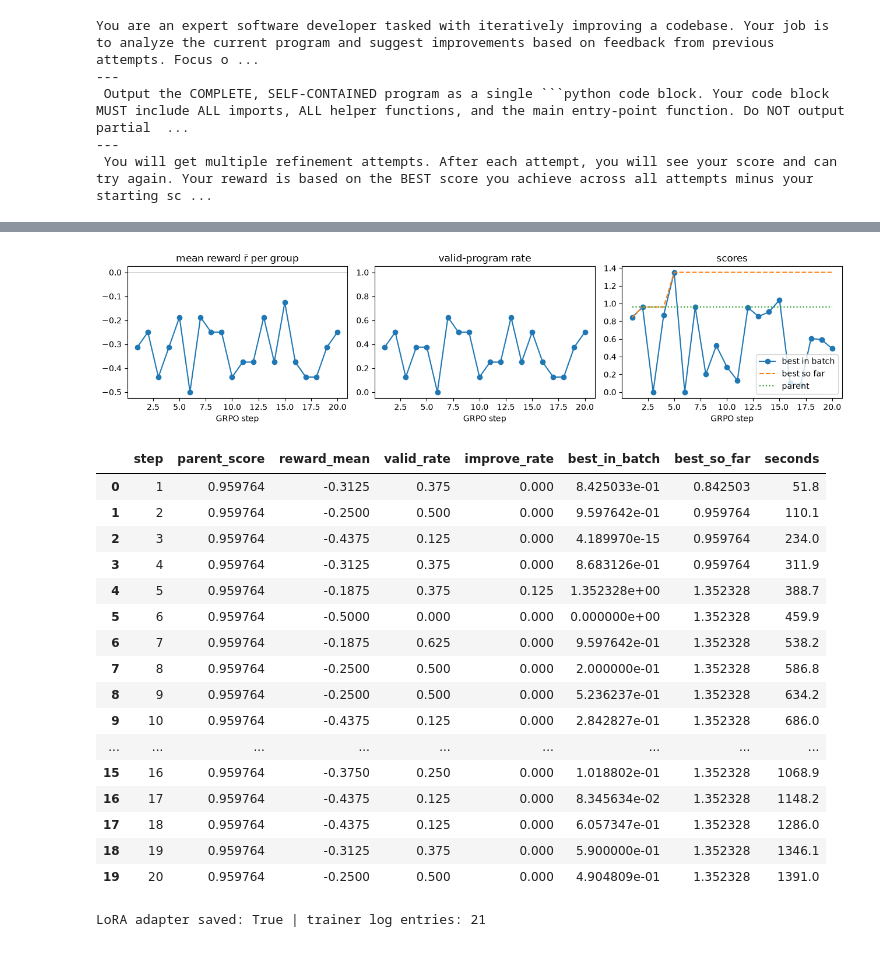
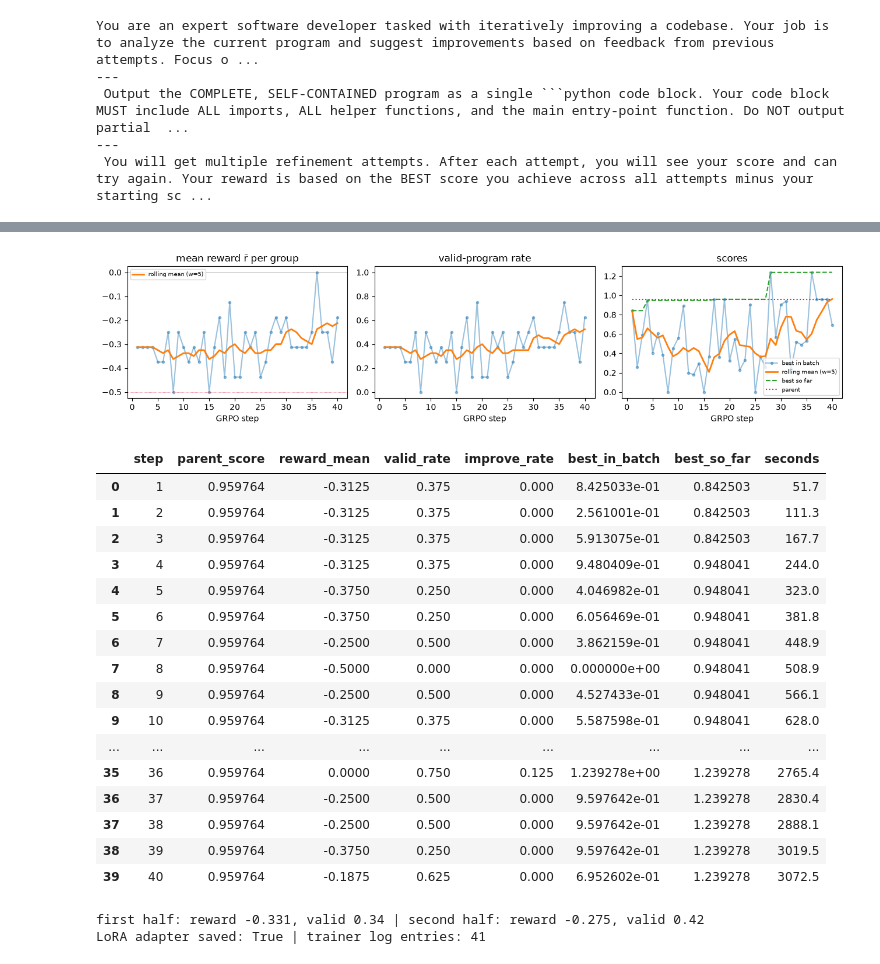
Before and after one commit to bersamin12/RCP11, a Jupyter notebook: notebooks/03_ktpo.ipynb, the cells around one changed output, grey strips where cells are left out. Drawn from its saved outputs; the diff is of its cells as text; code cells hidden in the pictures.

```diff
--- a/notebooks/03_ktpo.ipynb
+++ b/notebooks/03_ktpo.ipynb
@@ -331,0 +642,8 @@ skipped (set NB_ABLATIONS=1 to run the no-pool / no-eviction variants)
+# %%
+snap = []
+for l in logs:
+    row = {"t": l.t, "|P|": l.pool_size, "added (l.11)": l.added}
+    for rank, p in enumerate(l.top, 1):
+        row[f"#{rank}"] = f"{p['score']:.4f} ({p['origin']}, t={p['born_at']})"
+    snap.append(row)
+display(df(snap).fillna("—"))
@@ -340,18 +792,0 @@ Expected outcome: the pipeline runs end to end and the valid-rate / mean-reward
-# %%
-import subprocess, shutil
-STEPS = 4 if QUICK else 20
-GEN = 4 if QUICK else 8
-grpo_out = OUT / "grpo"
-# Parents: the seed program p0 by default (Appendix B setting: training vs inference-only from the same
-# initial program). Set GRPO_FROM_POOL=1 to sample parents from the §6 search pool instead (Alg. 1 proper);
-# with parents already at ~2.3 the 1.5B model cannot earn +1, so the seed gives a more informative curve.
-pool_args = ["--pool", str(OUT / "search_pool.jsonl")] if os.environ.get("GRPO_FROM_POOL", "0") == "1" else []
-cmd = [sys.executable, "-m", "ktpo.grpo_train", "--steps", str(STEPS), "--num-generations", str(GEN), "--max-completion-length", "1536", *pool_args, "--out", str(grpo_out)]
-print(" ".join(cmd))
-t0 = time.time()
-proc = subprocess.run(cmd, capture_output=True, text=True)
-log_lines = [l for l in (proc.stdout + "\n" + proc.stderr).splitlines() if l.startswith("[reward]") or "done in" in l or l.startswith("pool:")]
-print("\n".join(log_lines[-30:]))
-if proc.returncode != 0:
-    print(proc.stderr[-3000:])
-print(f"wall-clock {time.time()-t0:.0f}s, exit {proc.returncode}")
@@ -376,33 +846,47 @@ wall-clock 1406s, exit 0
 # %%
 metrics = [json.loads(l) for l in (grpo_out / "metrics.jsonl").read_text().splitlines() if l.strip()]
 m = df(metrics)
+w = max(2, min(5, len(m) // 4))
 fig, axes = plt.subplots(1, 3, figsize=(13, 3.2))
-axes[0].plot(m["step"], m["reward_mean"], marker="o"); axes[0].axhline(0, color="gray", lw=0.5); axes[0].set(title="mean reward r̄ per group", xlabel="GRPO step")
-axes[1].plot(m["step"], m["valid_rate"], marker="o"); axes[1].set(title="valid-program rate", xlabel="GRPO step", ylim=(-0.05, 1.05))
-axes[2].plot(m["step"], m["best_in_batch"], marker="o", label="best in batch"); axes[2].plot(m["step"], m["best_so_far"], ls="--", label="best so far"); axes[2].plot(m["step"], m["parent_score"], ls=":", label="parent"); axes[2].set(title="scores", xlabel="GRPO step"); axes[2].legend()
+axes[0].plot(m["step"], m["reward_mean"], marker=".", alpha=0.45)
+axes[0].plot(m["step"], m["reward_mean"].rolling(w, min_periods=1).mean(), lw=2, label=f"rolling mean (w={w})")
+axes[0].axhline(0, color="gray", lw=0.5); axes[0].axhline(-0.5, color="crimson", lw=0.5, ls=":")
+axes[0].set(title="mean reward r̄ per group", xlabel="GRPO step"); axes[0].legend(fontsize=7)
+axes[1].plot(m["step"], m["valid_rate"], marker=".", alpha=0.45)
+axes[1].plot(m["step"], m["valid_rate"].rolling(w, min_periods=1).mean(), lw=2)
+axes[1].set(title="valid-program rate", xlabel="GRPO step", ylim=(-0.05, 1.05))
+axes[2].plot(m["step"], m["best_in_batch"], marker=".", alpha=0.45, label="best in batch")
+axes[2].plot(m["step"], m["best_in_batch"].rolling(w, min_periods=1).mean(), lw=2, label=f"rolling mean (w={w})")
+axes[2].plot(m["step"], m["best_so_far"], ls="--", label="best so far")
+axes[2].plot(m["step"], m["parent_score"], ls=":", label="parent")
+axes[2].set(title="scores", xlabel="GRPO step"); axes[2].legend(fontsize=7)
 plt.tight_layout(); plt.show()
 display(m[["step", "parent_score", "reward_mean", "valid_rate", "improve_rate", "best_in_batch", "best_so_far", "seconds"]])
+half = len(m) // 2
+print(f"first half: reward {m.reward_mean[:half].mean():+.3f}, valid {m.valid_rate[:half].mean():.2f} | "
+      f"second half: reward {m.reward_mean[half:].mean():+.3f}, valid {m.valid_rate[half:].mean():.2f}")
 print("LoRA adapter saved:", (grpo_out / "adapter").exists(), "| trainer log entries:", len(json.loads((grpo_out / "train_log.json").read_text())))
 # %% [output]
-[figure, old version]
+[figure, new version]
 |  | step | parent_score | reward_mean | valid_rate | improve_rate | best_in_batch | best_so_far | seconds |
-| 0 | 1 | 0.959764 | -0.3125 | 0.375 | 0.000 | 8.425033e-01 | 0.842503 | 51.8 |
-| 1 | 2 | 0.959764 | -0.2500 | 0.500 | 0.000 | 9.597642e-01 | 0.959764 | 110.1 |
-| 2 | 3 | 0.959764 | -0.4375 | 0.125 | 0.000 | 4.189970e-15 | 0.959764 | 234.0 |
-| 3 | 4 | 0.959764 | -0.3125 | 0.375 | 0.000 | 8.683126e-01 | 0.959764 | 311.9 |
-| 4 | 5 | 0.959764 | -0.1875 | 0.375 | 0.125 | 1.352328e+00 | 1.352328 | 388.7 |
-| 5 | 6 | 0.959764 | -0.5000 | 0.000 | 0.000 | 0.000000e+00 | 1.352328 | 459.9 |
-| 6 | 7 | 0.959764 | -0.1875 | 0.625 | 0.000 | 9.597642e-01 | 1.352328 | 538.2 |
-| 7 | 8 | 0.959764 | -0.2500 | 0.500 | 0.000 | 2.000000e-01 | 1.352328 | 586.8 |
-| 8 | 9 | 0.959764 | -0.2500 | 0.500 | 0.000 | 5.236237e-01 | 1.352328 | 634.2 |
-| 9 | 10 | 0.959764 | -0.4375 | 0.125 | 0.000 | 2.842827e-01 | 1.352328 | 686.0 |
+| 0 | 1 | 0.959764 | -0.3125 | 0.375 | 0.000 | 8.425033e-01 | 0.842503 | 51.7 |
+| 1 | 2 | 0.959764 | -0.3125 | 0.375 | 0.000 | 2.561001e-01 | 0.842503 | 111.3 |
+| 2 | 3 | 0.959764 | -0.3125 | 0.375 | 0.000 | 5.913075e-01 | 0.842503 | 167.7 |
+| 3 | 4 | 0.959764 | -0.3125 | 0.375 | 0.000 | 9.480409e-01 | 0.948041 | 244.0 |
+| 4 | 5 | 0.959764 | -0.3750 | 0.250 | 0.000 | 4.046982e-01 | 0.948041 | 323.0 |
+| 5 | 6 | 0.959764 | -0.3750 | 0.250 | 0.000 | 6.056469e-01 | 0.948041 | 381.8 |
+| 6 | 7 | 0.959764 | -0.2500 | 0.500 | 0.000 | 3.862159e-01 | 0.948041 | 448.9 |
+| 7 | 8 | 0.959764 | -0.5000 | 0.000 | 0.000 | 0.000000e+00 | 0.948041 | 508.9 |
+| 8 | 9 | 0.959764 | -0.2500 | 0.500 | 0.000 | 4.527433e-01 | 0.948041 | 566.1 |
+| 9 | 10 | 0.959764 | -0.3125 | 0.375 | 0.000 | 5.587598e-01 | 0.948041 | 628.0 |
 | ... | ... | ... | ... | ... | ... | ... | ... | ... |
-| 15 | 16 | 0.959764 | -0.3750 | 0.250 | 0.000 | 1.018802e-01 | 1.352328 | 1068.9 |
-| 16 | 17 | 0.959764 | -0.4375 | 0.125 | 0.000 | 8.345634e-02 | 1.352328 | 1148.2 |
-| 17 | 18 | 0.959764 | -0.4375 | 0.125 | 0.000 | 6.057347e-01 | 1.352328 | 1286.0 |
-| 18 | 19 | 0.959764 | -0.3125 | 0.375 | 0.000 | 5.900000e-01 | 1.352328 | 1346.1 |
-| 19 | 20 | 0.959764 | -0.2500 | 0.500 | 0.000 | 4.904809e-01 | 1.352328 | 1391.0 |
+| 35 | 36 | 0.959764 | 0.0000 | 0.750 | 0.125 | 1.239278e+00 | 1.239278 | 2765.4 |
+| 36 | 37 | 0.959764 | -0.2500 | 0.500 | 0.000 | 9.597642e-01 | 1.239278 | 2830.4 |
+| 37 | 38 | 0.959764 | -0.2500 | 0.500 | 0.000 | 9.597642e-01 | 1.239278 | 2888.1 |
+| 38 | 39 | 0.959764 | -0.3750 | 0.250 | 0.000 | 9.597642e-01 | 1.239278 | 3019.5 |
+| 39 | 40 | 0.959764 | -0.1875 | 0.625 | 0.000 | 6.952602e-01 | 1.239278 | 3072.5 |
-LoRA adapter saved: True | trainer log entries: 21
+first half: reward -0.331, valid 0.34 | second half: reward -0.275, valid 0.42
+LoRA adapter saved: True | trainer log entries: 41
 # %% [markdown]
 ## 8 · Training vs inference-only (Sec. 4.3 / Fig. 3a, in miniature)
 
```
Also changed, not shown: parts of 41 cells of this notebook, 55 other files.
